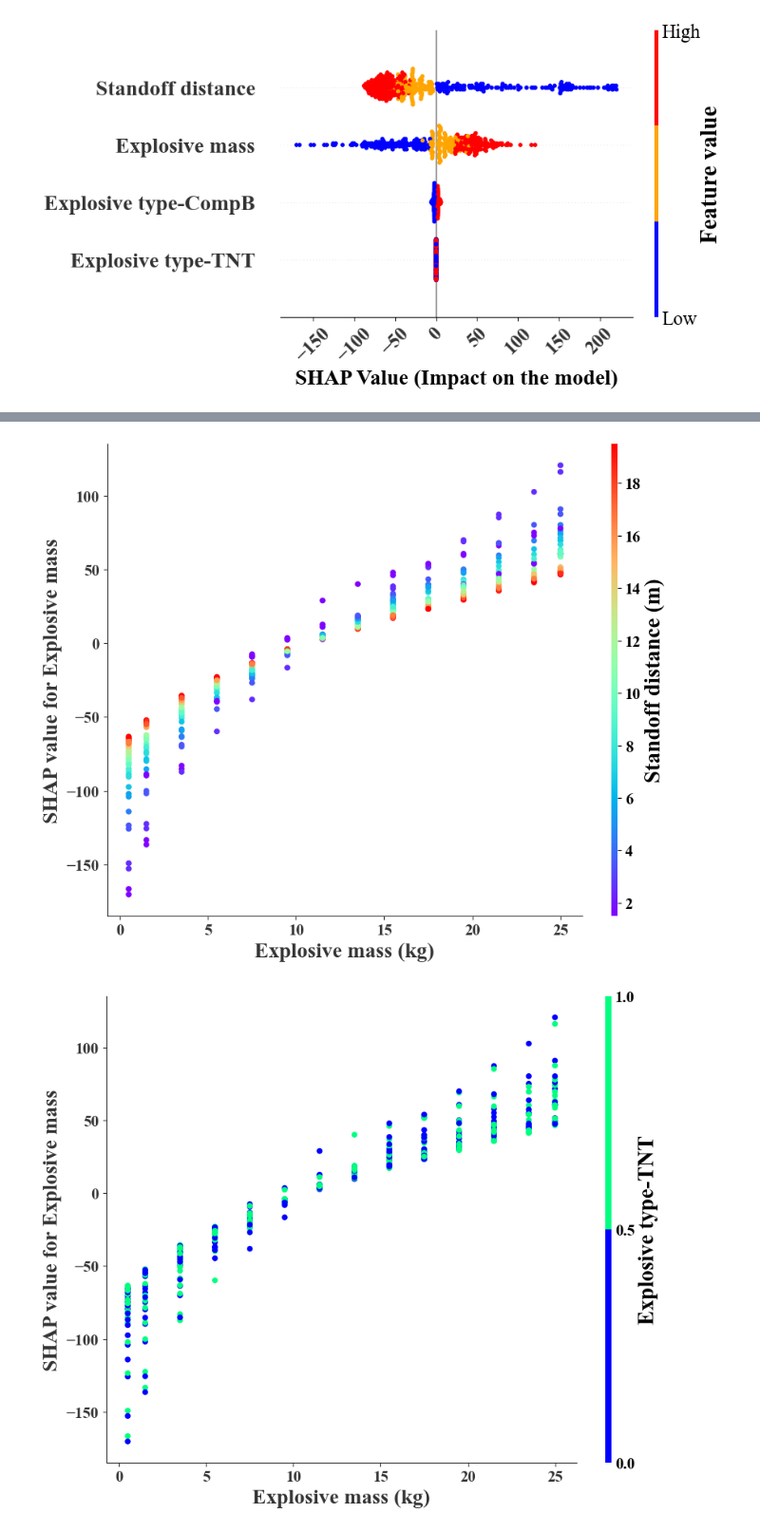
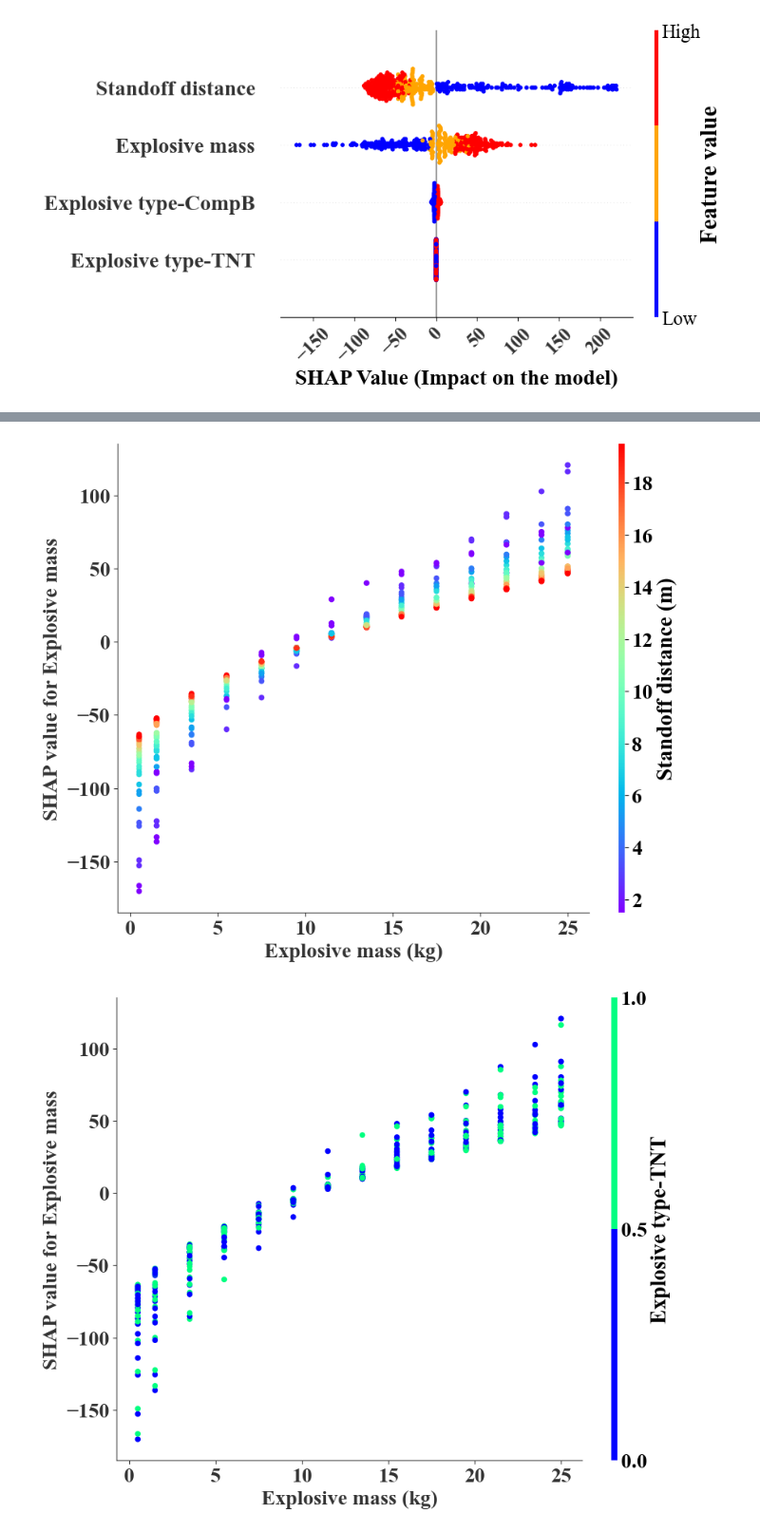
Before and after one commit to ChamodiWidanage/Impulse_Paper1, a Jupyter notebook: XGBoost-SHAP-for paper.ipynb, the cells around one changed output, grey strips where cells are left out. Shown: that part at 95% size. Saved outputs shown, nothing was run; the diff lists cells and outputs as text; code cells hidden in the pictures.

```diff
--- a/XGBoost-SHAP-for paper.ipynb
+++ b/XGBoost-SHAP-for paper.ipynb
@@ -194,35 +194,35 @@ fig2 = plt.gcf()
 plt.gcf().set_size_inches(10,8)
 plt.ylabel("SHAP value for Explosive mass", fontsize = 20,weight='bold')
 plt.xlabel("Explosive mass (kg)",fontsize = 20,weight='bold')
-plt.yticks(fontsize = 15,weight='bold')
-plt.xticks(fontsize = 15,weight='bold')
+plt.yticks(fontsize = 20,weight='bold')
+plt.xticks(fontsize = 20,weight='bold')
 # Get colorbar
 cb_ax2 = fig2.axes[1]
 
 # Modifying color bar parameters
-cb_ax2.tick_params(labelsize=15)
+cb_ax2.tick_params(labelsize=20)
 cb_ax2.set_ylabel("Standoff distance (m)", fontsize=21, weight='bold')
 plt.savefig('Images/SHAP5.png', dpi = 600, bbox_inches = 'tight')
 plt.show()
 # %% [output]
-[figure, old version]
+[figure, new version]
 # %%
 #Partial Dependenace Plot
 shap.dependence_plot(2, shap_values, X_train, feature_names = features, interaction_index = 1, show=False, dot_size = 30, cmap=plt.get_cmap("winter"))
 fig3 = plt.gcf()
 plt.gcf().set_size_inches(10,8)
 plt.ylabel("SHAP value for Explosive mass", fontsize = 20,weight='bold')
 plt.xlabel("Explosive mass (kg)",fontsize = 20,weight='bold')
-plt.yticks(fontsize = 15,weight='bold')
-plt.xticks(fontsize = 15,weight='bold')
+plt.yticks(fontsize = 20,weight='bold')
+plt.xticks(fontsize = 20,weight='bold')
 #plt.grid (visible = True, which = 'major', axis = 'y')
 # Get colorbar
 cb_ax3 = fig3.axes[1]
 
 # Modifying color bar parameters
-cb_ax3.tick_params(labelsize=15)
+cb_ax3.tick_params(labelsize=20)
 cb_ax3.set_ylabel("Explosive type-TNT", fontsize=21, weight='bold')
 plt.savefig('Images/SHAP6.png', dpi = 600, bbox_inches = 'tight')
 plt.show()
 # %% [output]
-[figure, old version]
+[figure, new version]
```
Also changed, not shown: parts of 3 cells of this notebook, 10 other files.
